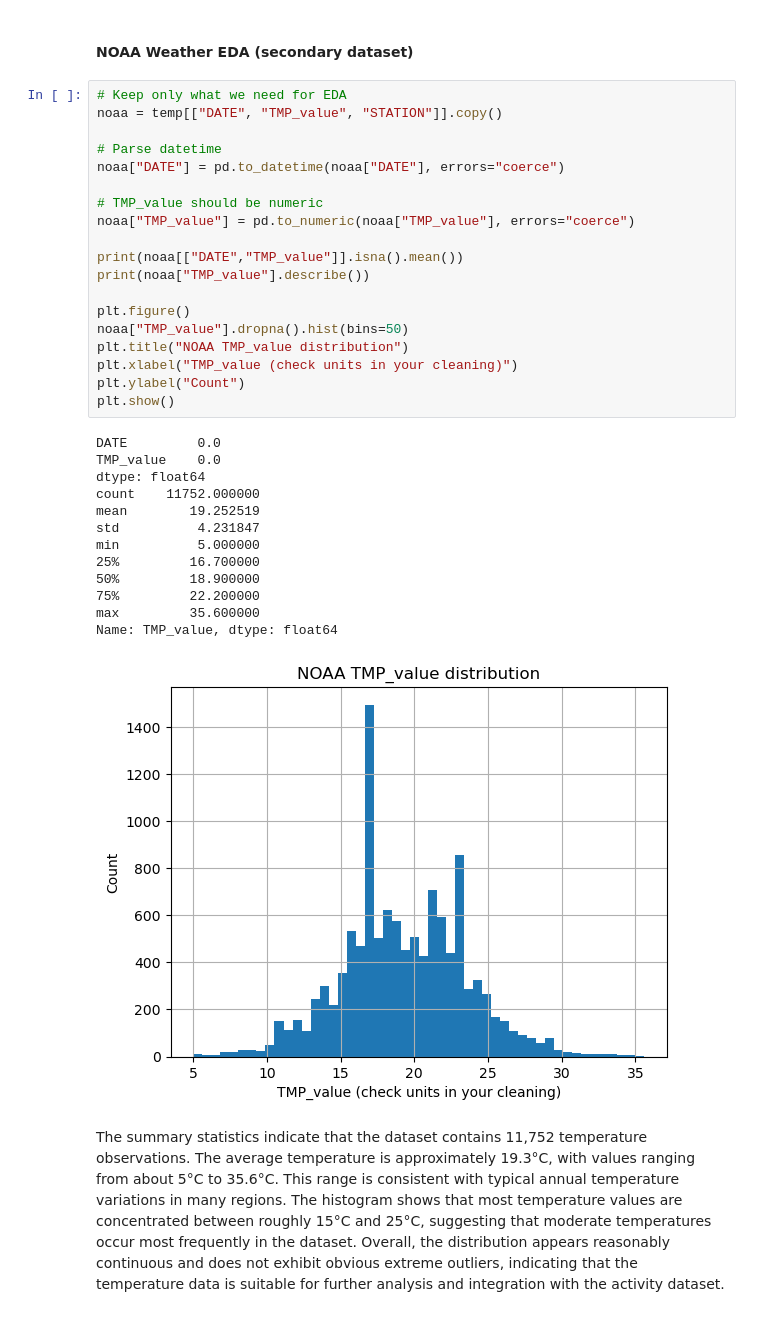
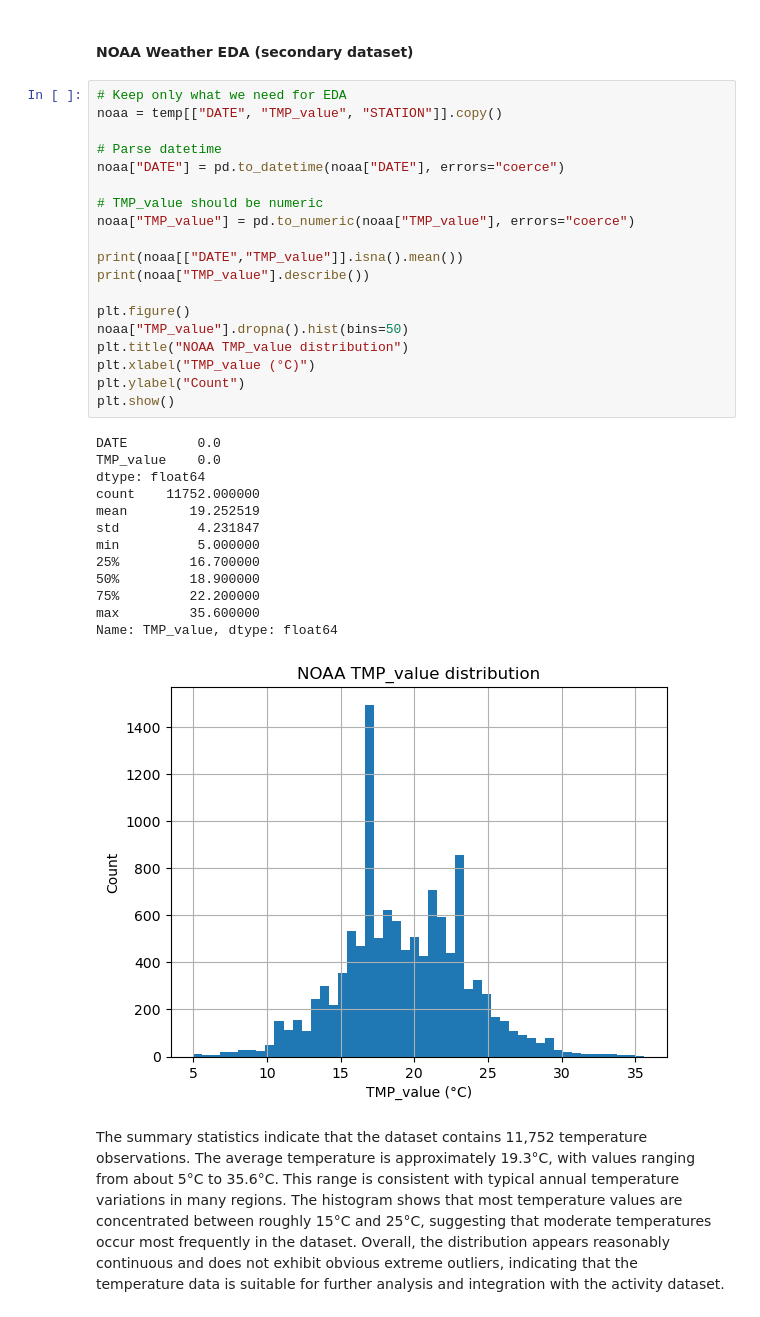
Before and after one commit to COGS108/Group033_WI26, a Jupyter notebook: 02-EDACheckpoint.ipynb, the cells around one changed output. Drawn from its saved outputs; the diff is of its cells as text.

```diff
--- a/02-EDACheckpoint.ipynb
+++ b/02-EDACheckpoint.ipynb
@@ -860,35 +860,35 @@ However, the histogram shows that this effect is not uniform across users. Some
 # Keep only what we need for EDA
 noaa = temp[["DATE", "TMP_value", "STATION"]].copy()
 
 # Parse datetime
 noaa["DATE"] = pd.to_datetime(noaa["DATE"], errors="coerce")
 
 # TMP_value should be numeric
 noaa["TMP_value"] = pd.to_numeric(noaa["TMP_value"], errors="coerce")
 
 print(noaa[["DATE","TMP_value"]].isna().mean())
 print(noaa["TMP_value"].describe())
 
 plt.figure()
 noaa["TMP_value"].dropna().hist(bins=50)
 plt.title("NOAA TMP_value distribution")
-plt.xlabel("TMP_value (check units in your cleaning)")
+plt.xlabel("TMP_value (°C)")
 plt.ylabel("Count")
 plt.show()
 # %% [output]
 DATE         0.0
 TMP_value    0.0
 dtype: float64
 count    11752.000000
 mean        19.252519
 std          4.231847
 min          5.000000
 25%         16.700000
 50%         18.900000
 75%         22.200000
 max         35.600000
 Name: TMP_value, dtype: float64
-[figure, old version]
+[figure, new version]
 # %% [markdown]
 The summary statistics indicate that the dataset contains 11,752 temperature observations. The average temperature is approximately 19.3°C, with values ranging from about 5°C to 35.6°C. This range is consistent with typical annual temperature variations in many regions. The histogram shows that most temperature values are concentrated between roughly 15°C and 25°C, suggesting that moderate temperatures occur most frequently in the dataset. Overall, the distribution appears reasonably continuous and does not exhibit obvious extreme outliers, indicating that the temperature data is suitable for further analysis and integration with the activity dataset.
 # %% [markdown]
```
Also changed, not shown: parts of 4 cells of this notebook.
